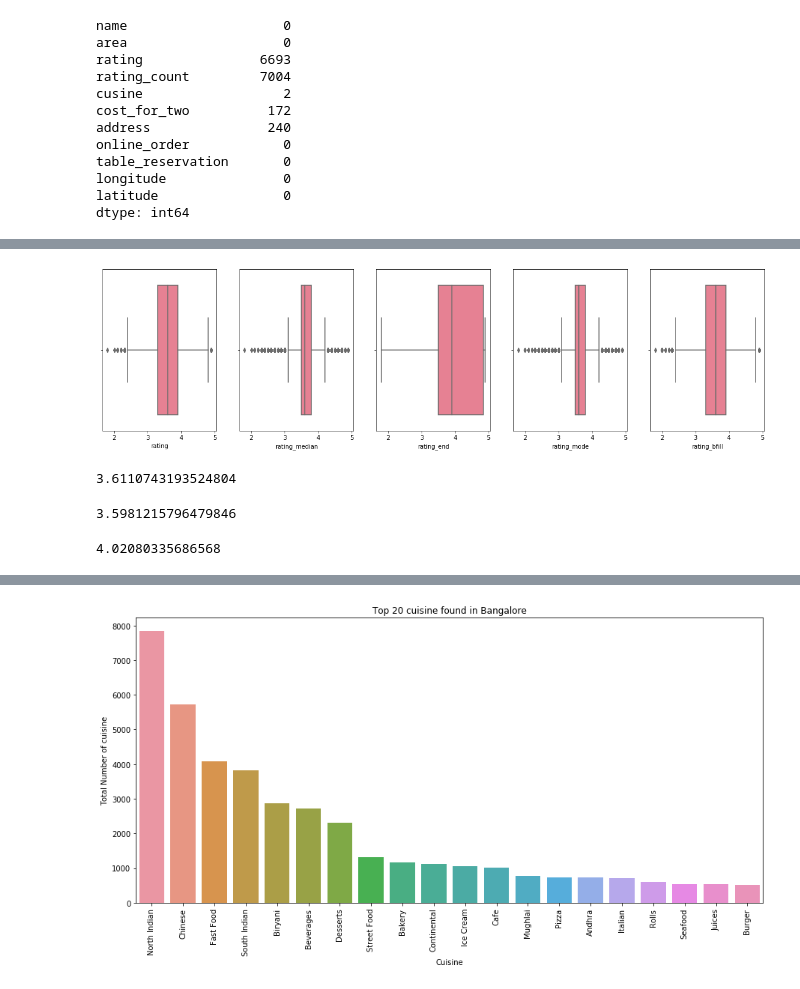
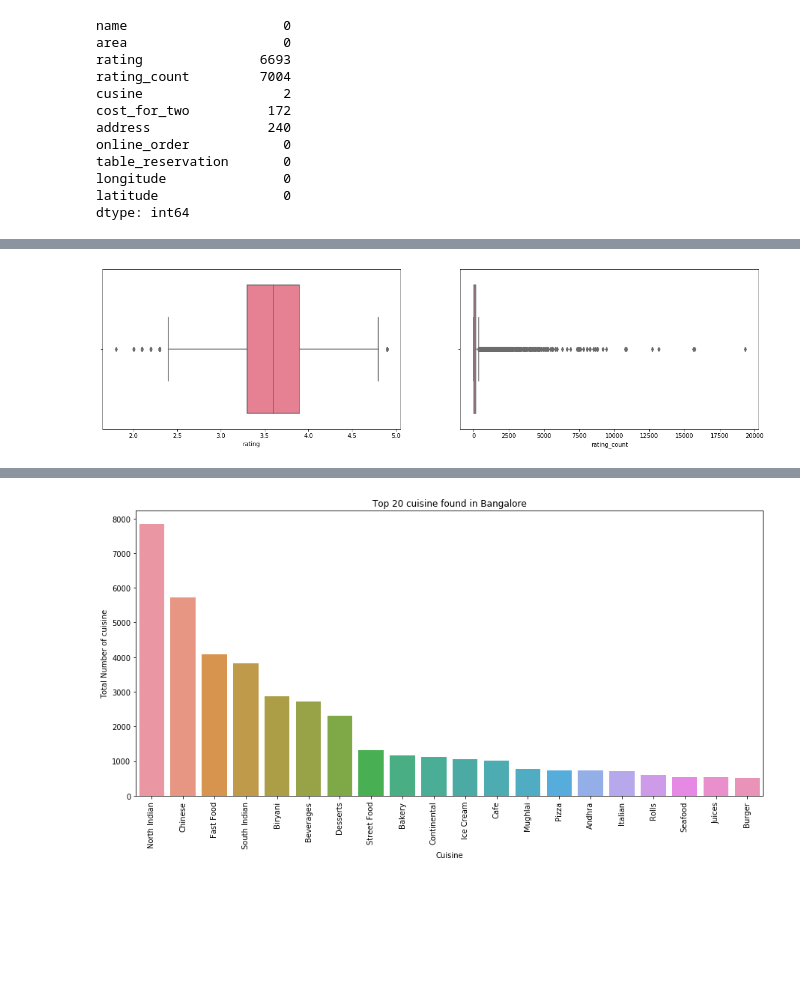
Before and after one commit to Tulika-gif/Analysis-of-restuarants-in-Bangalore, a Jupyter notebook: Zomato_restaurants.ipynb, the cells around one changed output, grey strips where cells are left out. Saved outputs shown, nothing was run; the diff lists cells and outputs as text; code cells hidden in the pictures; blank space fills up the shorter version.

```diff
--- a/Zomato_restaurants.ipynb
+++ b/Zomato_restaurants.ipynb
@@ -53,2 +48,0 @@ We will choose the best technique among these to fill the NaN value of rating an
-# %%
-rest['rating_median'] = rest['rating'].fillna(rest.rating.median()) #replacing NaN with median
@@ -60,5 +48,0 @@ end
-# %%
-rest['rating_end'] = rest['rating'].fillna(end) #replace the NaN with the end distribution
-# %%
-rest['rating_bfill']=rest['rating'].fillna(method='bfill') #replacing the NaN with the next value of the sequence
-rest.rating_bfill.isnull().sum()
@@ -67,2 +48,0 @@ rest.rating_bfill.isnull().sum()
-# %%
-rest['rating_mode'] = rest['rating'].fillna(rest.rating.mode()[0]) #replacing the NaN with the mode
@@ -78,22 +49,7 @@ sns.distplot(rest.rating_mode,hist=False,label='rating_mode');
 # %%
-fig,axis=plt.subplots(1,5,figsize=(20,5))
+fig,axis=plt.subplots(1,2,figsize=(20,5))
 sns.set_palette(sns.husl_palette())
 sns.boxplot(rest['rating'],ax=axis[0])
-sns.boxplot(rest.rating_median,ax=axis[1])
-sns.boxplot(rest.rating_end,ax=axis[2])
-sns.boxplot(rest.rating_mode,ax=axis[3])
-sns.boxplot(rest.rating_bfill,ax=axis[4]);
+sns.boxplot(rest.rating_count,ax=axis[1]);
 # %% [output]
-[figure, old version]
+[figure, new version]
-# %%
-rest.rating.mean()
-# %% [output]
-3.6110743193524804
-# %%
-rest.rating_bfill.mean()
-# %% [output]
-3.5981215796479846
-# %%
-rest.rating_end.mean()
-# %% [output]
-4.02080335686568
```
Also changed, not shown: parts of 25 cells of this notebook, 4 other files.
